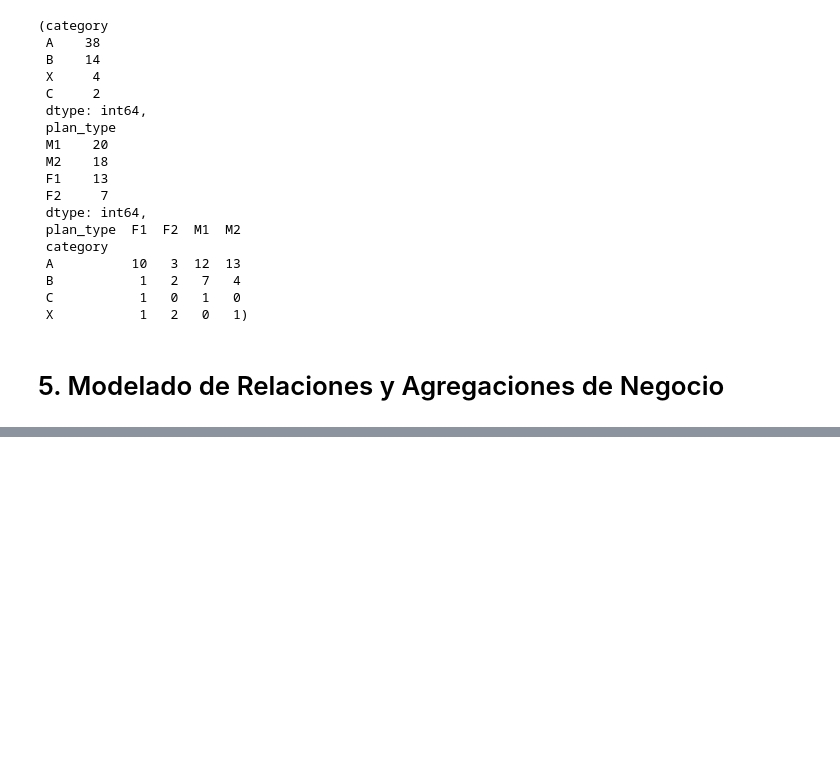
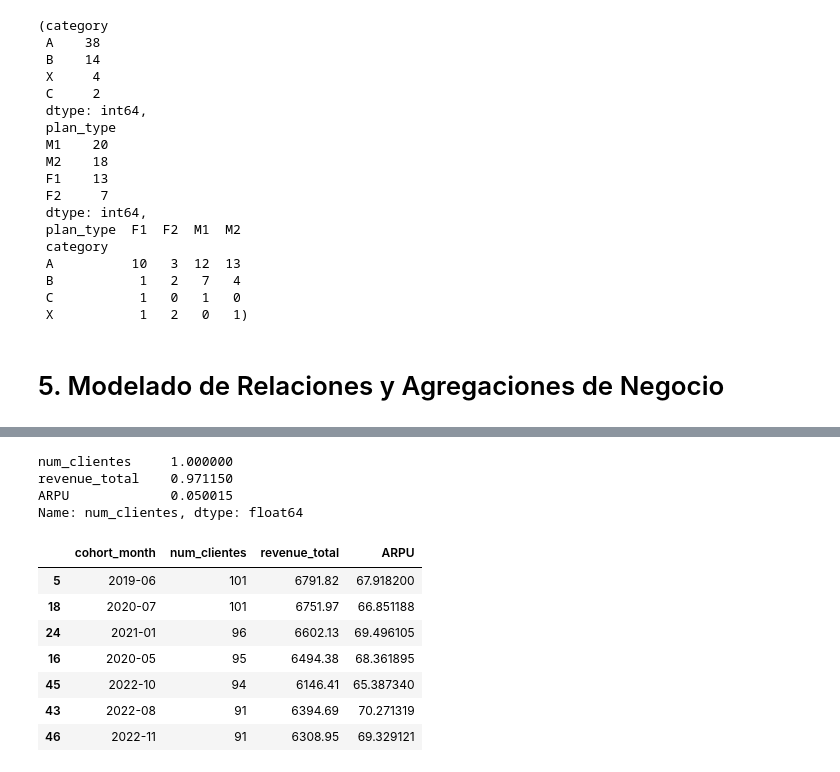
Before and after one commit to PetrongariYanina/ETL-to-MBD, a Jupyter notebook: ETL.ipynb, the cells around one changed output, grey strips where cells are left out. Drawn from its saved outputs; the diff is of its cells as text; code cells hidden in the pictures; blank space fills up the shorter version.

```diff
--- a/ETL.ipynb
+++ b/ETL.ipynb
@@ -940,0 +960,15 @@ valor_x_cat, valor_x_plan, valor_x_cat_plan
+# %%
+# Creo cohorte mensual
+customers['cohort_month'] = customers['registration_date'].dt.to_period('M')
+# %%
+# Unimos para tener el valor mensual de sus contratos, el customer_id, monthly_value y status == activo
+df_cohorts = customers.merge(contracts[['customer_id', 'monthly_value', 'status']], on='customer_id').query('status == 1')
+
+# Agrupamos por Cohort Mensual
+analisis_mensual = df_cohorts.groupby('cohort_month').agg(
+    num_clientes=('customer_id', 'count'),
+    revenue_total=('monthly_value', 'sum'),
+    ARPU=('monthly_value', 'mean')
+).reset_index()
+
+print(analisis_mensual.sort_values('cohort_month'))
@@ -940,0 +993,20 @@ valor_x_cat, valor_x_plan, valor_x_cat_plan
+# %%
+correlaciones_cohortes = analisis_mensual.corr(numeric_only=True)['num_clientes'].sort_values(ascending=False)
+correlaciones_cohortes
+# %% [output]
+num_clientes     1.000000
+revenue_total    0.971150
+ARPU             0.050015
+Name: num_clientes, dtype: float64
+# %%
+top_num_clientes = analisis_mensual.nlargest(7, 'num_clientes')
+top_num_clientes
+# %% [output]
+|  | cohort_month | num_clientes | revenue_total | ARPU |
+| 5 | 2019-06 | 101 | 6791.82 | 67.918200 |
+| 18 | 2020-07 | 101 | 6751.97 | 66.851188 |
+| 24 | 2021-01 | 96 | 6602.13 | 69.496105 |
+| 16 | 2020-05 | 95 | 6494.38 | 68.361895 |
+| 45 | 2022-10 | 94 | 6146.41 | 65.387340 |
+| 43 | 2022-08 | 91 | 6394.69 | 70.271319 |
+| 46 | 2022-11 | 91 | 6308.95 | 69.329121 |
```
Also changed, not shown: parts of 8 cells of this notebook.
